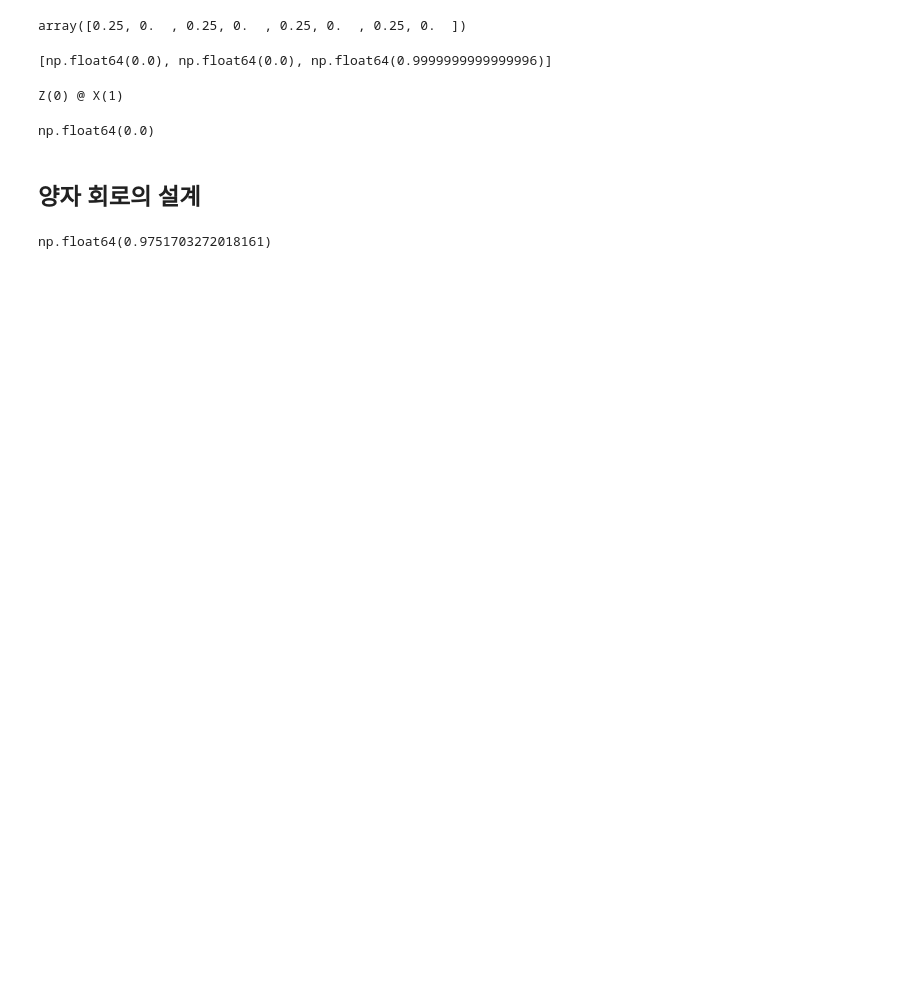
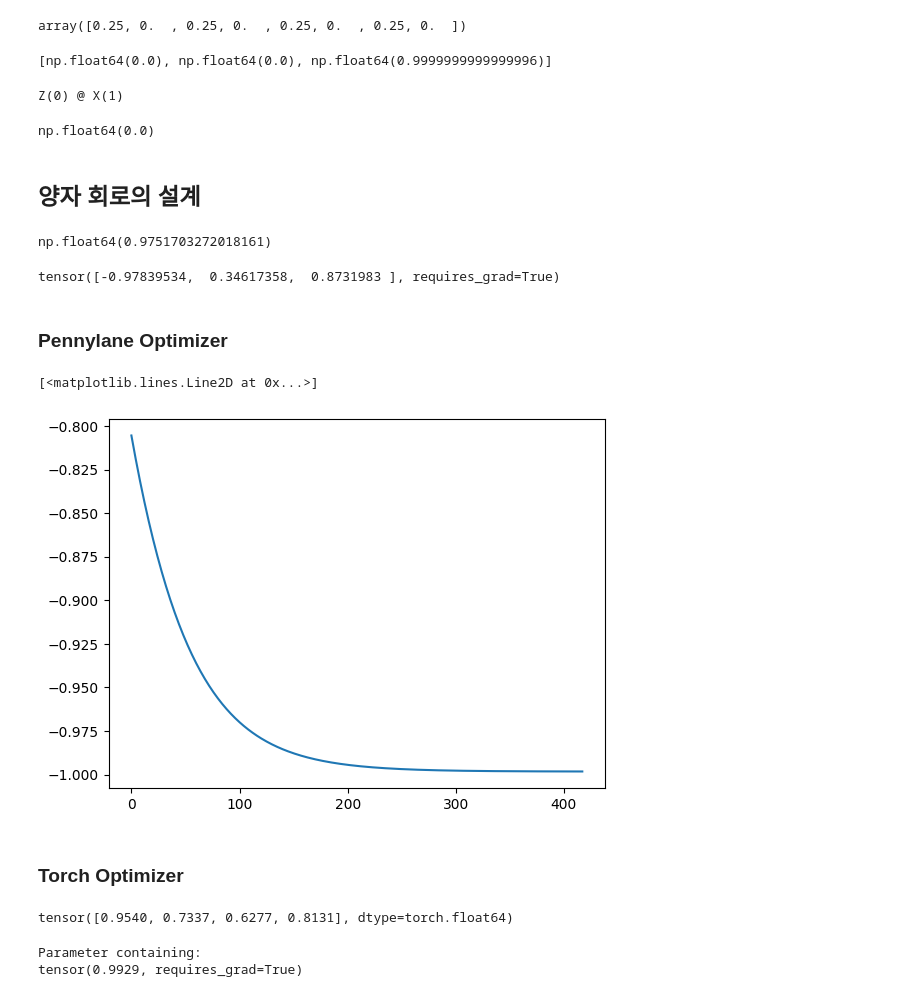
Before and after one commit to dk-moon/quantum-ai-competition, a Jupyter notebook: tutorial/QuantumMachineLearningGuide.ipynb, the cells around one changed output. Cells and saved outputs as stored; diff of their text form; code cells hidden in the pictures; blank space fills up the shorter version.

```diff
--- a/tutorial/QuantumMachineLearningGuide.ipynb
+++ b/tutorial/QuantumMachineLearningGuide.ipynb
@@ -126,3 +128,29 @@ def single_qubit_circuit(theta, input_value):
 single_qubit_circuit(0.1, 0.2)
 # %% [output]
 np.float64(0.9751703272018161)
+# %%
+theta = 0.032
+theta_b = np_p.array([0.2, 0.3, 0.5])
+input_value_b = np_p.array([3.2, 1.2, 0.1])
+# %%
+single_qubit_circuit(theta_b, input_value)
+# %% [output]
+tensor([-0.97839534,  0.34617358,  0.8731983 ], requires_grad=True)
+# %% [markdown]
+### Pennylane Optimizer
+# %%
+opt = qml.GradientDescentOptimizer(stepsize=0.01)
+max_iterations = 500
+conv_tol = 1e-06
+param = np_p.random.rand(1, requires_grad=True)  # 초기 파라미터 설정
+
+his_param = []
+his_energy = []
+for i in range(max_iterations):
+    param, prev_energy = opt.step_and_cost(lambda x: single_qubit_circuit(x, input_value_b[0]), param)
+    his_param.append(param)
+    his_energy.append(prev_energy)
+    energy = single_qubit_circuit(param, input_value_b[0])
+    conv = np_p.abs(prev_energy - energy)
+    if conv <= conv_tol:
+        break
@@ -128,0 +159,7 @@ np.float64(0.9751703272018161)
+# %%
+plt.plot(his_energy, label='Energy')
+# %% [output]
+[<matplotlib.lines.Line2D at 0x...>]
+[figure, added]
+# %% [markdown]
+### Torch Optimizer
@@ -128,0 +171,12 @@ np.float64(0.9751703272018161)
+# %%
+torch_theta = torch.rand(4)
+torch_phi = torch.rand(4)
+single_qubit_circuit(torch_theta, torch_phi)
+# %% [output]
+tensor([0.9540, 0.7337, 0.6277, 0.8131], dtype=torch.float64)
+# %%
+parameter = Parameter(torch.tensor(torch.rand(1).item(), requires_grad=True))
+parameter
+# %% [output]
+Parameter containing:
+tensor(0.9929, requires_grad=True)
```
Also changed, not shown: parts of 33 cells of this notebook, 2 other files.
